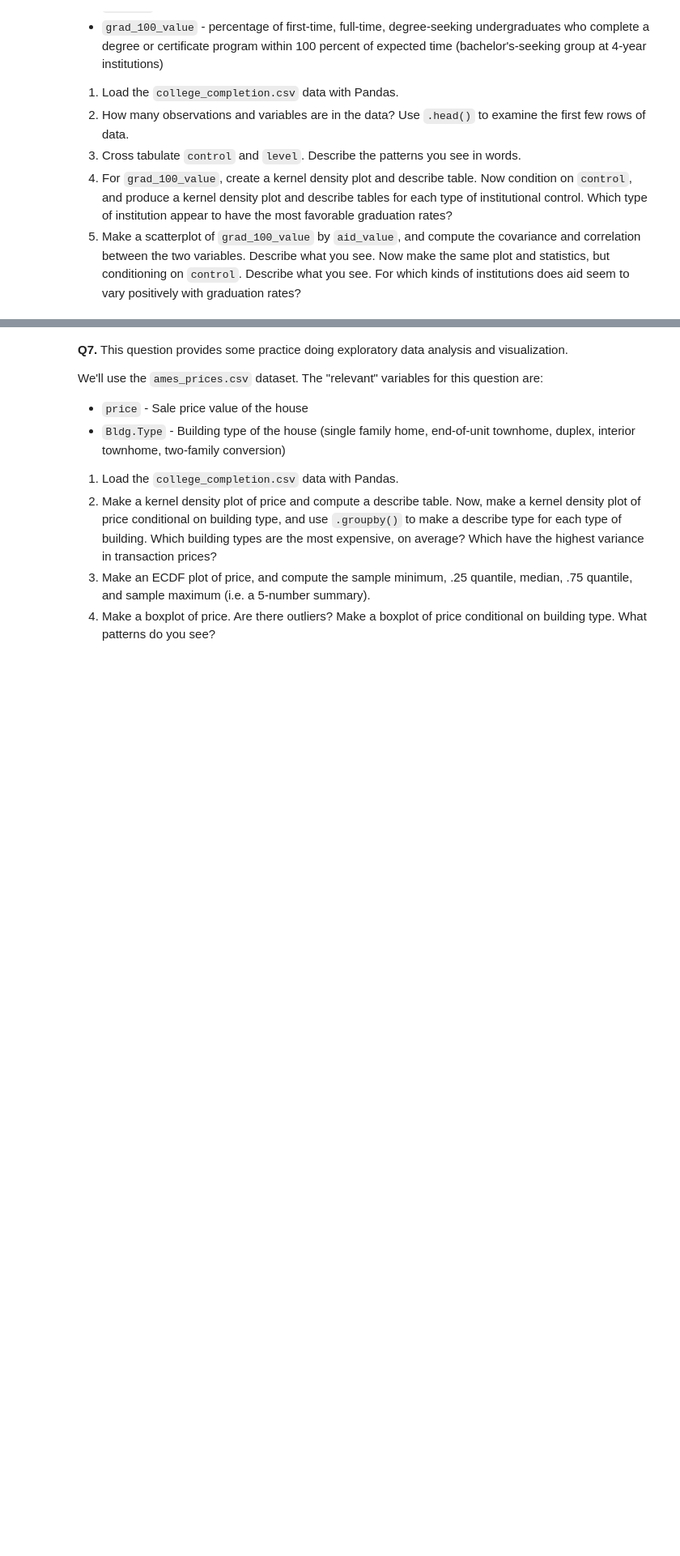
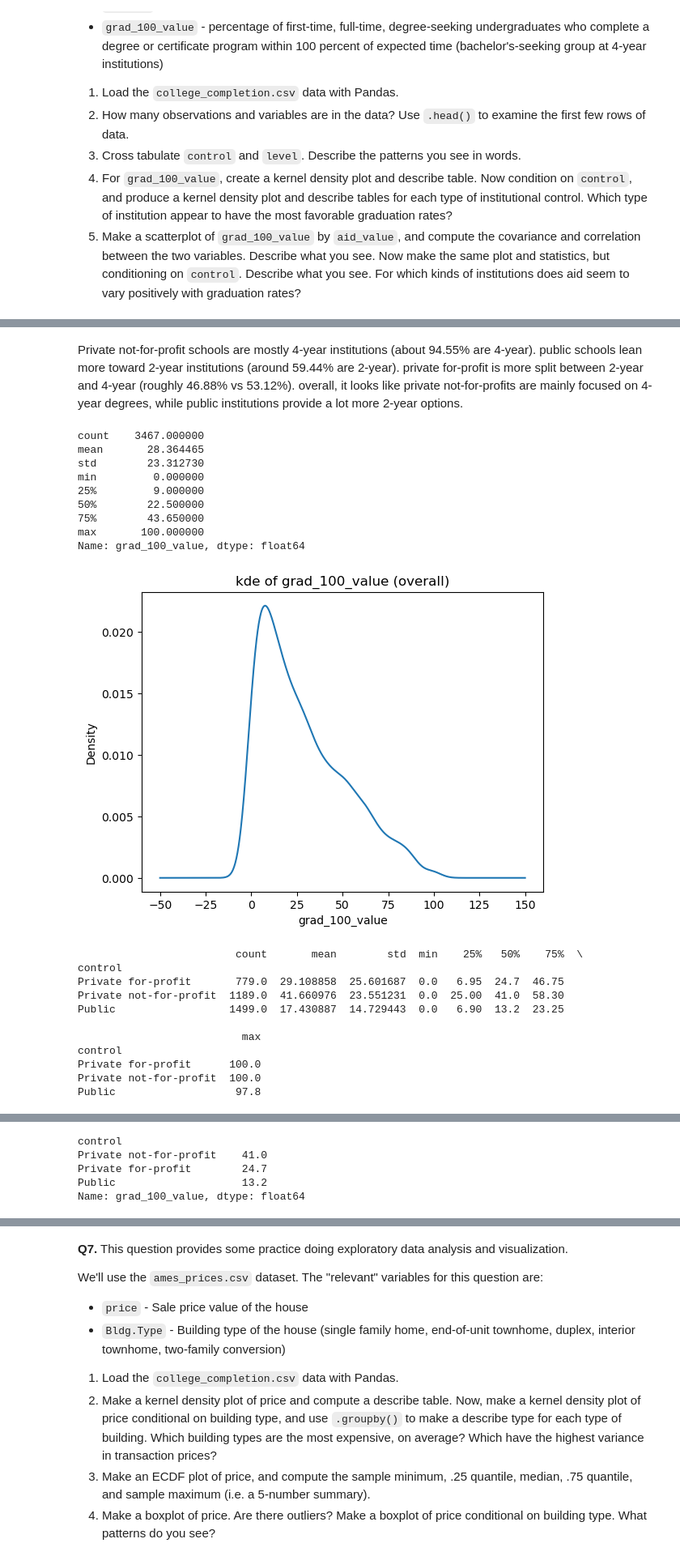
Before and after one commit to romancgilbert/EDA_ML_1, a Jupyter notebook: 01_assignment_wrangling_and_eda_.ipynb, the cells around one changed output, grey strips where cells are left out. Shown at 81% size. Saved outputs shown, nothing was run; the diff lists cells and outputs as text; code cells hidden in the pictures; blank space fills up the shorter version.

```diff
--- a/01_assignment_wrangling_and_eda_.ipynb
+++ b/01_assignment_wrangling_and_eda_.ipynb
@@ -205,3 +560,14 @@ We'll use the `college_completion.csv` dataset from the US Department of Educati
 3. Cross tabulate `control` and `level`. Describe the patterns you see in words.
 4. For `grad_100_value`, create a kernel density plot and describe table. Now condition on `control`, and produce a kernel density plot and describe tables for each type of institutional control. Which type of institution appear to have the most favorable graduation rates?
 5. Make a scatterplot of `grad_100_value` by `aid_value`, and compute the covariance and correlation between the two variables. Describe what you see. Now make the same plot and statistics, but conditioning on `control`. Describe what you see. For which kinds of institutions does aid seem to vary positively with graduation rates?
+# %%
+#Q5
+df_college = pd.read_csv("scratchpad/data/college_completion.csv", encoding="latin1")
+
+# quick check of the first few rows
+df_college.head()
+
+# printing dataset size
+n_obs, n_vars = df_college.shape
+print("observations:", n_obs)
+print("variables:", n_vars)
@@ -207,0 +606,62 @@ We'll use the `college_completion.csv` dataset from the US Department of Educati
+# %% [markdown]
+Private not-for-profit schools are mostly 4-year institutions (about 94.55% are 4-year).
+public schools lean more toward 2-year institutions (around 59.44% are 2-year). private for-profit
+is more split between 2-year and 4-year (roughly 46.88% vs 53.12%). overall, it looks like private
+not-for-profits are mainly focused on 4-year degrees, while public institutions provide a lot more
+2-year options.
+# %%
+# Q5
+
+# summary statistics for overall graduation rate
+grad_series = df_college["grad_100_value"]
+
+print(grad_series.describe())
+
+# plot overall kde
+plt.figure()
+grad_series.dropna().plot(kind="kde")
+plt.title("kde of grad_100_value (overall)")
+plt.xlabel("grad_100_value")
+plt.show()
+
+# summary stats grouped by control type
+grad_by_control = df_college.groupby("control")["grad_100_value"]
+
+print(grad_by_control.describe())
+
+# kde plot for each control category
+plt.figure()
+for ctrl_name in df_college["control"].dropna().unique():
+    subset = df_college.loc[df_college["control"] == ctrl_name, "grad_100_value"]
+    subset.dropna().plot(kind="kde", label=ctrl_name)
+
+plt.title("kde of grad_100_value by control")
+plt.xlabel("grad_100_value")
+plt.legend()
+plt.show()
+
+# compare medians across control groups
+median_vals = grad_by_control.median().sort_values(ascending=False)
+print(median_vals)
+# %% [output]
+count    3467.000000
+mean       28.364465
+std        23.312730
+min         0.000000
+25%         9.000000
+50%        22.500000
+75%        43.650000
+max       100.000000
+Name: grad_100_value, dtype: float64
+[figure, added]
+                         count       mean        std  min    25%   50%    75%  \
+control
+Private for-profit       779.0  29.108858  25.601687  0.0   6.95  24.7  46.75
+Private not-for-profit  1189.0  41.660976  23.551231  0.0  25.00  41.0  58.30
+Public                  1499.0  17.430887  14.729443  0.0   6.90  13.2  23.25
+
+                          max
+control
+Private for-profit      100.0
+Private not-for-profit  100.0
+Public                   97.8
@@ -207,0 +669,5 @@ We'll use the `college_completion.csv` dataset from the US Department of Educati
+control
+Private not-for-profit    41.0
+Private for-profit        24.7
+Public                    13.2
+Name: grad_100_value, dtype: float64
```
Also changed, not shown: parts of 40 cells of this notebook.
